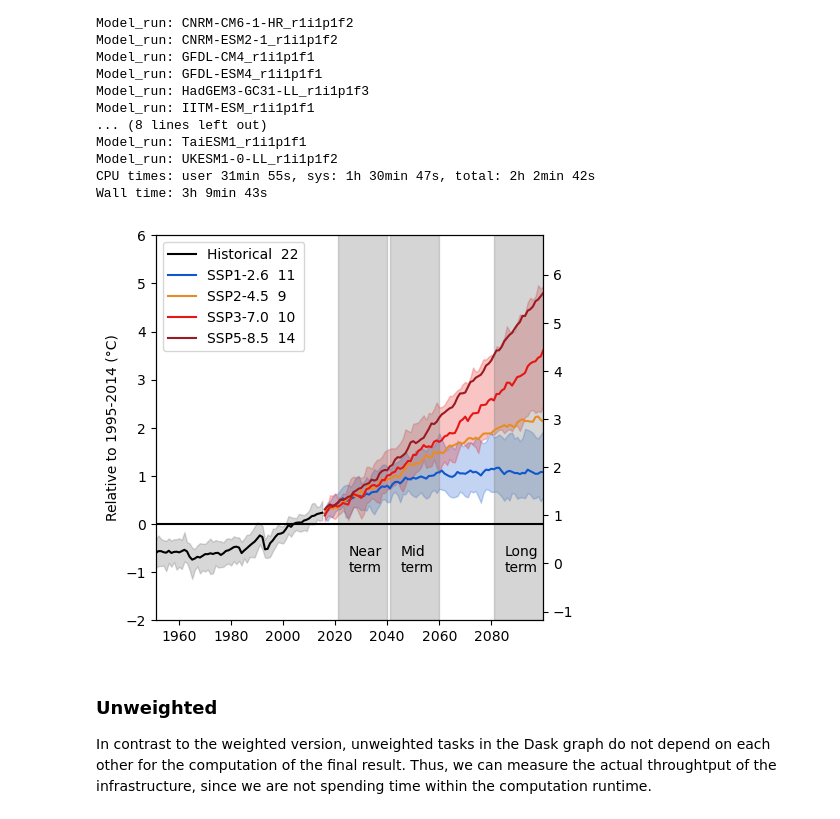
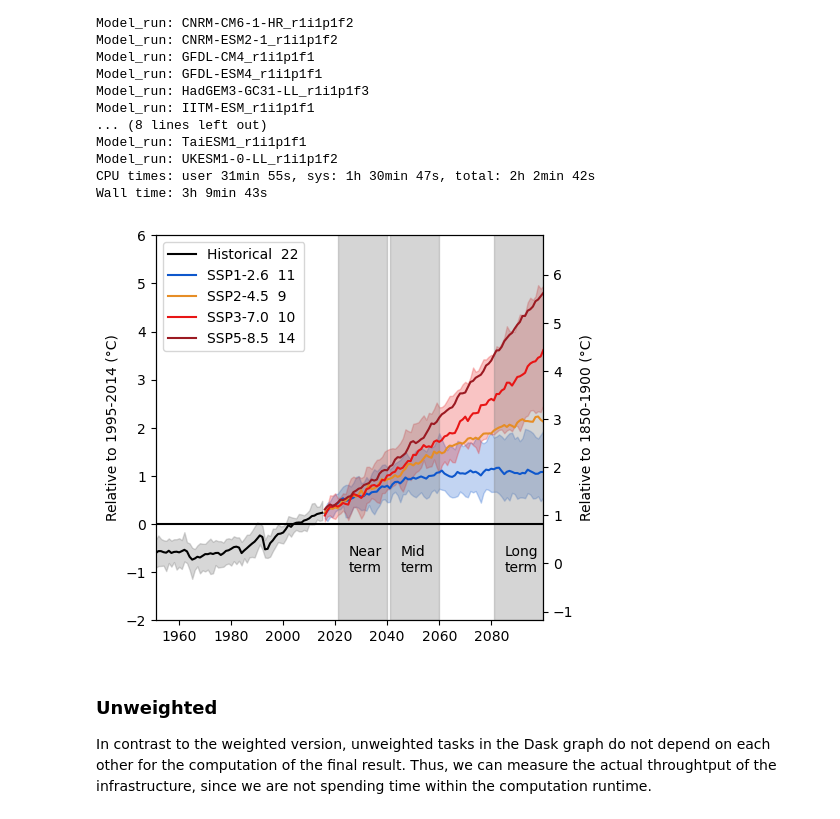
Before and after one commit to SantanderMetGroup/IPCC-Atlas-Datalab, a Jupyter notebook: notebooks/python/esgf-virtual-aggregation/gsat-pangeo.ipynb, the cells around one changed output. Saved outputs shown, nothing was run; the diff lists cells and outputs as text; code cells hidden in the pictures.

```diff
--- a/notebooks/python/esgf-virtual-aggregation/gsat-pangeo.ipynb
+++ b/notebooks/python/esgf-virtual-aggregation/gsat-pangeo.ipynb
@@ -201,34 +201,35 @@ ax.fill_between(
     -2, ytop+.82, alpha=.33, color="grey")
 ax.fill_between(
      m_ssp126["time"].sel(time=slice("20400101", "20600101")),
     -2, ytop+.82, alpha=.33, color="grey")
 ax.fill_between(
      m_ssp126["time"].sel(time=slice("20800101", None)),
     -2, ytop+.82, alpha=.33, color="grey")
 
 ax2 = ax.twinx()
+ax2.set_ylabel("Relative to 1850-1900 (°C)")
 ax2.set_ylim(bottom=-2+.82, top=ytop+.82)
 ax.set_ylim([-2, ytop])
 
 ax.plot(m_hist.time, m_hist, color="#010101", label=f"Historical  {len(mean_hist['member'])}")
 ax.plot(m_ssp126.time, m_ssp126, color="#0e57cc", label=f"SSP1-2.6  {len(mean_ssp126['member'])}")
 ax.plot(m_ssp245.time, m_ssp245, color="#e68d26", label=f"SSP2-4.5  {len(mean_ssp245['member'])}")
 ax.plot(m_ssp370.time, m_ssp370, color="#e81515", label=f"SSP3-7.0  {len(mean_ssp370['member'])}")
 ax.plot(m_ssp585.time, m_ssp585, color="#9b1a22", label=f"SSP5-8.5  {len(mean_ssp585['member'])}")
 
 # ax2.plot(m_hist_18.time, m_hist_18, color="#010101", label=f"Historical  {len(mean_hist['member'])}")
 # ax2.plot(m_ssp126_18.time, m_ssp126_18, color="#0e57cc", label=f"SSP1-2.6  {len(mean_ssp126['member'])}")
 # ax2.plot(m_ssp245_18.time, m_ssp245_18, color="#e68d26", label=f"SSP2-4.5  {len(mean_ssp245['member'])}")
 # ax2.plot(m_ssp370_18.time, m_ssp370_18, color="#e81515", label=f"SSP3-7.0  {len(mean_ssp370['member'])}")
 # ax2.plot(m_ssp585_18.time, m_ssp585_18, color="#9b1a22", label=f"SSP5-8.5  {len(mean_ssp585['member'])}")
 
 ax.margins(0)
 ax2.margins(0)
 ax.legend()
 
 plt.savefig("pangeo-weighted.pdf")
 # %% [output]
-[figure, old version]
+[figure, new version]
 # %% [markdown]
 ### Unweighted
 
```
Also changed, not shown: parts of 6 cells of this notebook.
